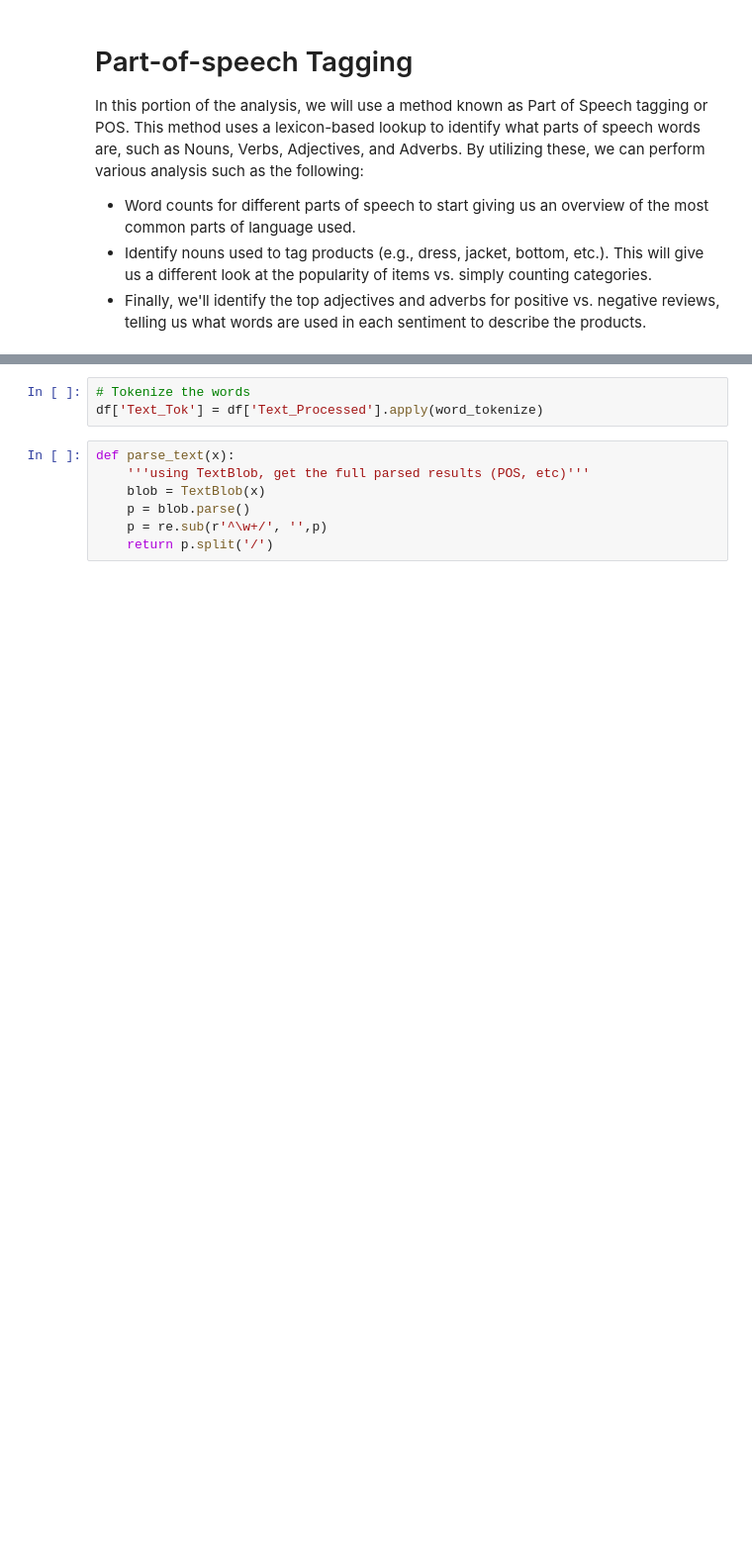
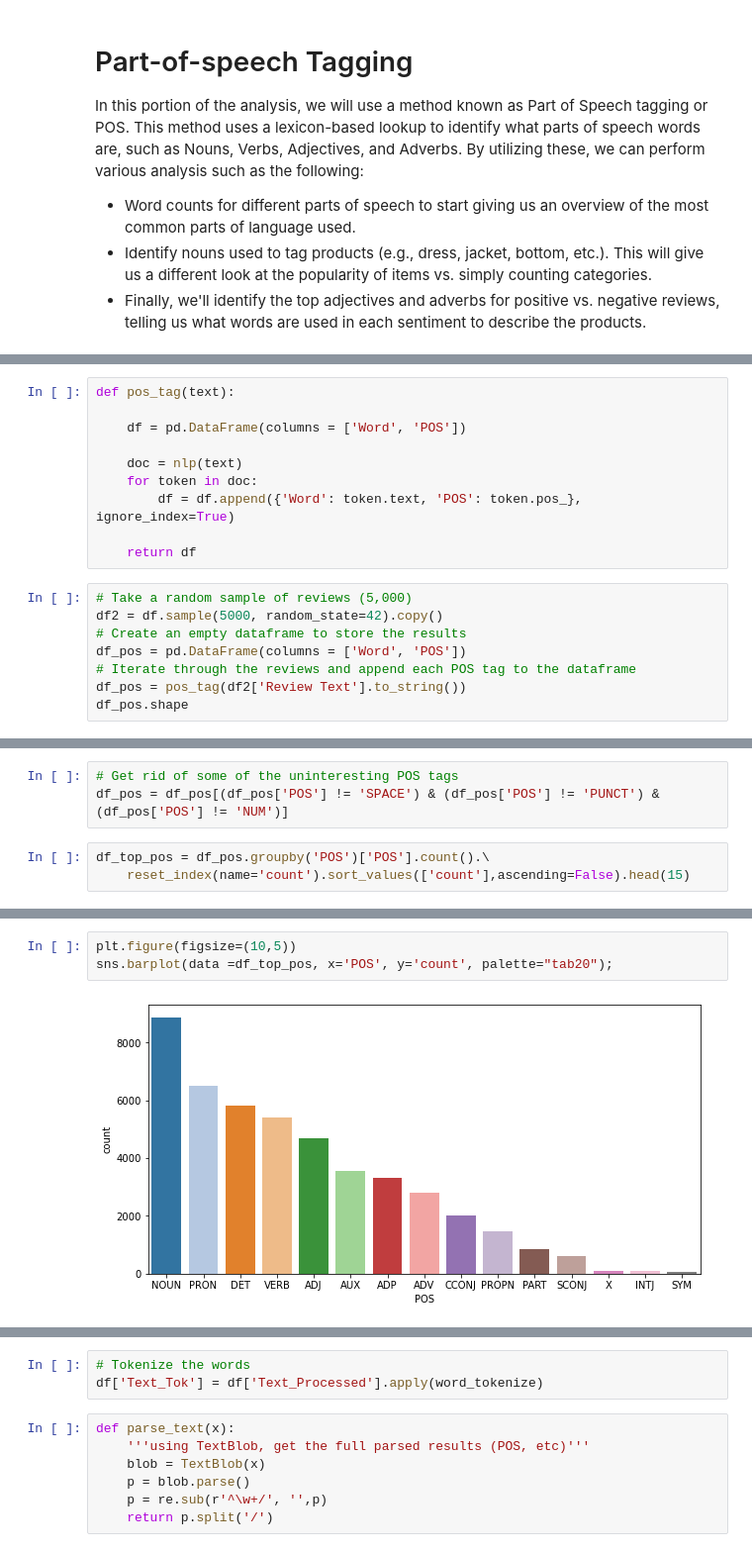
Before and after one commit to broepke/POS, a Jupyter notebook: pos.ipynb, the cells around one changed output, grey strips where cells are left out. Shown at 99% size. Saved outputs shown, nothing was run; the diff lists cells and outputs as text; blank space fills up the shorter version.

```diff
--- a/pos.ipynb
+++ b/pos.ipynb
@@ -222,0 +222,18 @@ In this portion of the analysis, we will use a method known as Part of Speech ta
+# %%
+def pos_tag(text):
+
+    df = pd.DataFrame(columns = ['Word', 'POS'])
+
+    doc = nlp(text)
+    for token in doc:
+        df = df.append({'Word': token.text, 'POS': token.pos_}, ignore_index=True)
+
+    return df
+# %%
+# Take a random sample of reviews (5,000)
+df2 = df.sample(5000, random_state=42).copy()
+# Create an empty dataframe to store the results
+df_pos = pd.DataFrame(columns = ['Word', 'POS'])
+# Iterate through the reviews and append each POS tag to the dataframe
+df_pos = pos_tag(df2['Review Text'].to_string())
+df_pos.shape
@@ -222,0 +242,6 @@ In this portion of the analysis, we will use a method known as Part of Speech ta
+# %%
+# Get rid of some of the uninteresting POS tags
+df_pos = df_pos[(df_pos['POS'] != 'SPACE') & (df_pos['POS'] != 'PUNCT') & (df_pos['POS'] != 'NUM')]
+# %%
+df_top_pos = df_pos.groupby('POS')['POS'].count().\
+    reset_index(name='count').sort_values(['count'],ascending=False).head(15)
@@ -222,0 +267,5 @@ In this portion of the analysis, we will use a method known as Part of Speech ta
+# %%
+plt.figure(figsize=(10,5))
+sns.barplot(data =df_top_pos, x='POS', y='count', palette="tab20");
+# %% [output]
+[figure, added]
```
Also changed, not shown: parts of 22 cells of this notebook.
